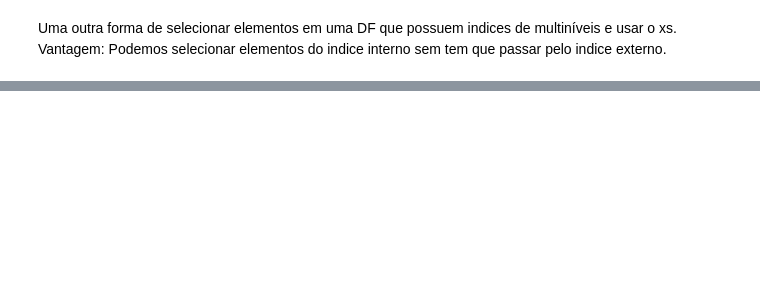
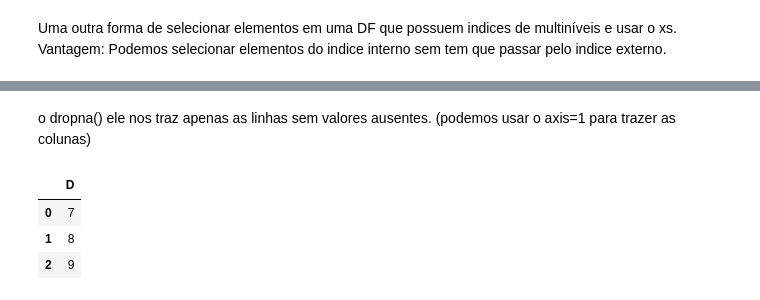
Before and after one commit to developerdiniz/Python-for-Data-Science, a Jupyter notebook: Pandas/Pandas.ipynb, the cells around one changed output, grey strips where cells are left out. Cells and saved outputs as stored; diff of their text form; code cells hidden in the pictures; blank space fills up the shorter version.

```diff
--- a/Pandas/Pandas.ipynb
+++ b/Pandas/Pandas.ipynb
@@ -302,0 +318,9 @@ dfs.xs(1,level="Numero")
+# %% [markdown]
+o dropna() ele nos traz apenas as linhas sem valores ausentes. (podemos usar o axis=1 para trazer as colunas)
+# %%
+dd.dropna(axis=1)
+# %% [output]
+|  | D |
+| 0 | 7 |
+| 1 | 8 |
+| 2 | 9 |
```
Also changed, not shown: parts of 26 cells of this notebook.
